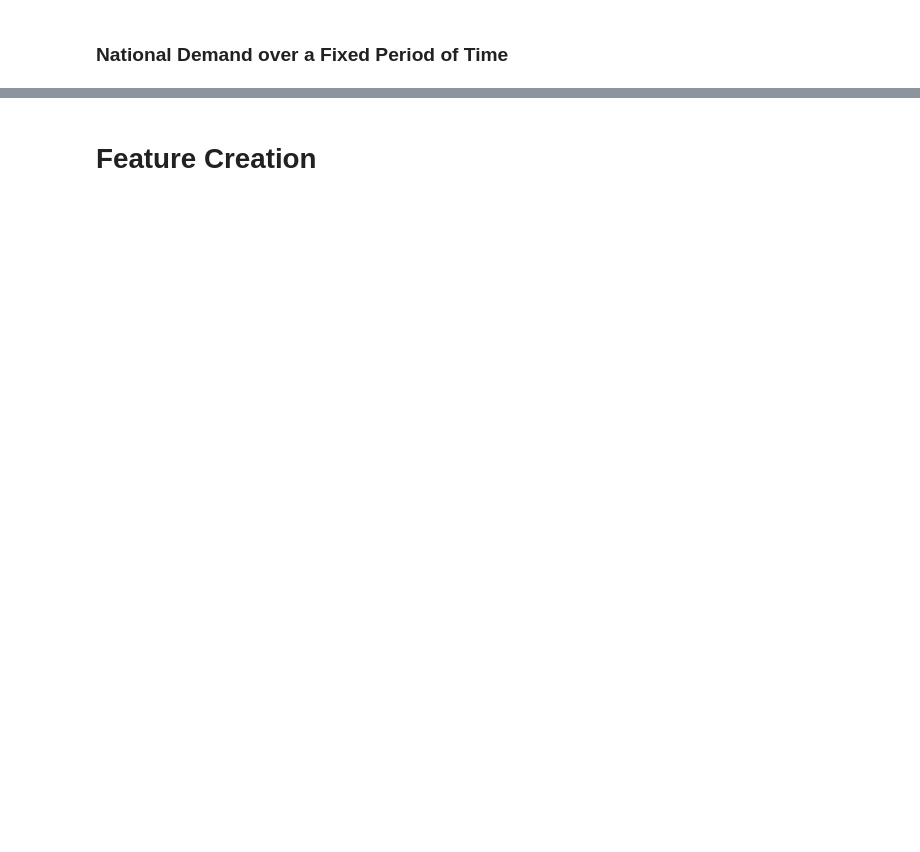
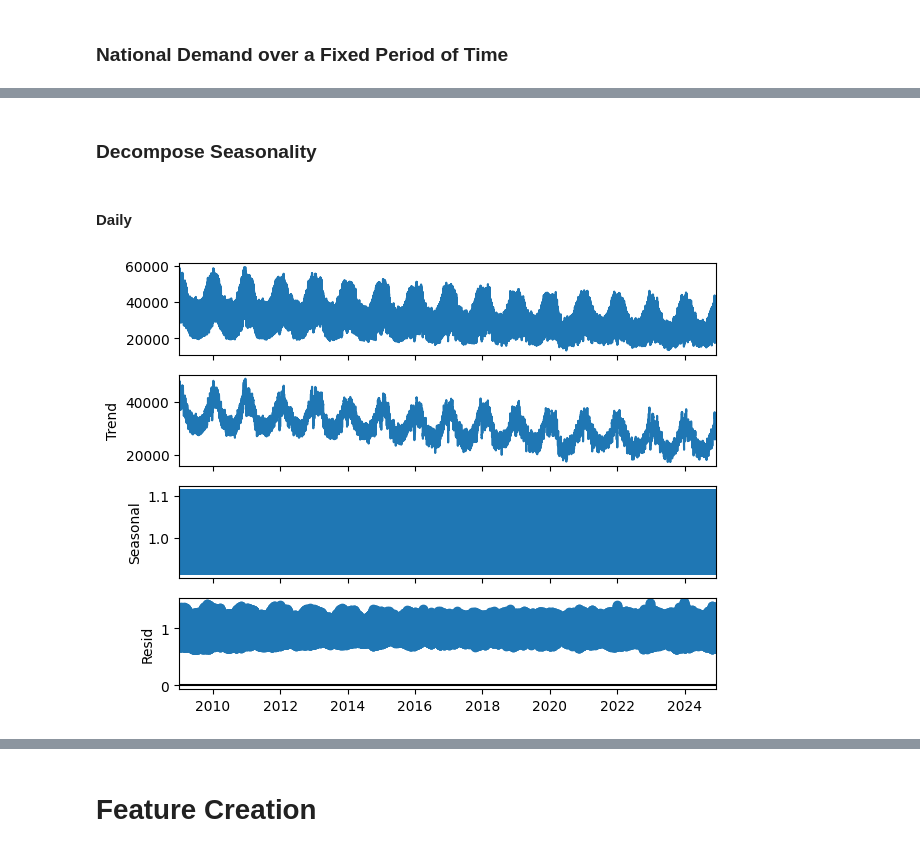
Before and after one commit to kchacon120593/Time_Series_Energy_Forecasting, a Jupyter notebook: time_series_forecasting.ipynb, the cells around one changed output, grey strips where cells are left out. Saved outputs shown, nothing was run; the diff lists cells and outputs as text; code cells hidden in the pictures; blank space fills up the shorter version.

```diff
--- a/time_series_forecasting.ipynb
+++ b/time_series_forecasting.ipynb
@@ -89,0 +88,8 @@ fixedPeriod_Data(df, '01-07-2024', '01-08-2024', 'Daily')
+# %% [markdown]
+### Decompose Seasonality
+# %% [markdown]
+#### Daily
+# %%
+decompose_seasonality(df, 48)
+# %% [output]
+[figure, added]
```
Also changed, not shown: parts of 21 cells of this notebook, 5 other files.
